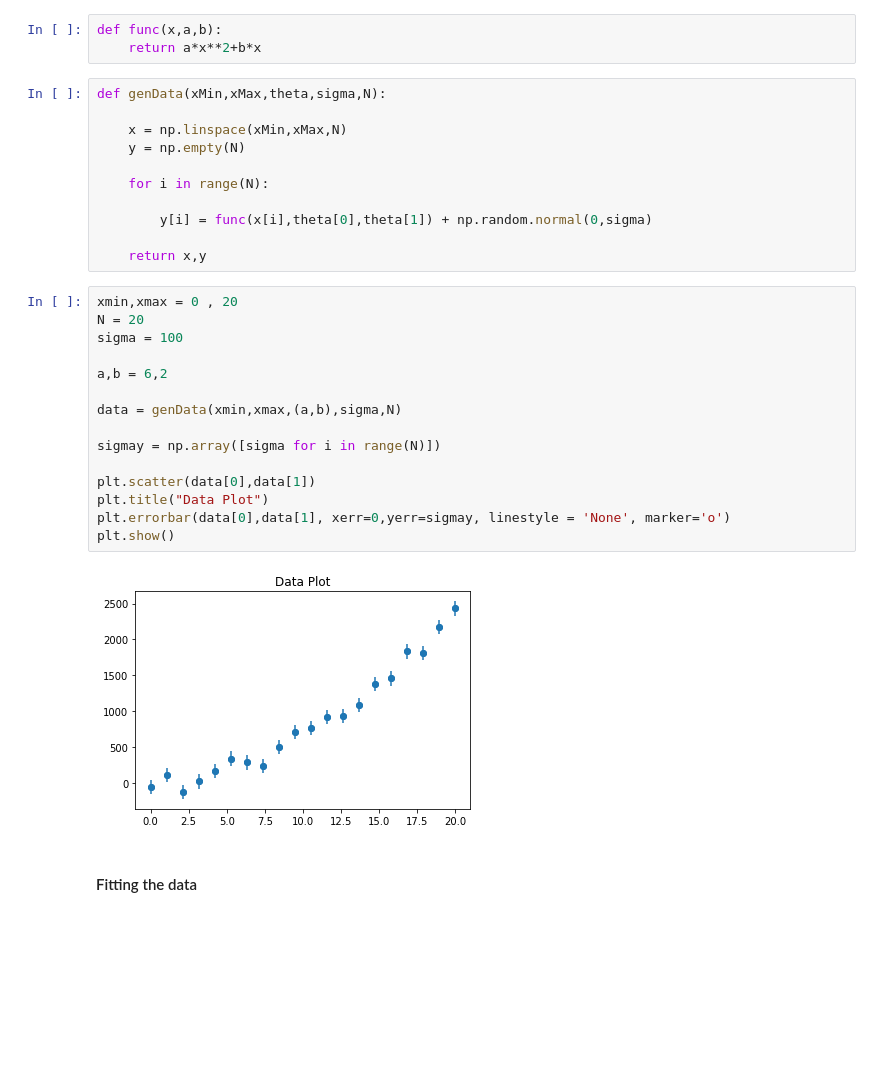
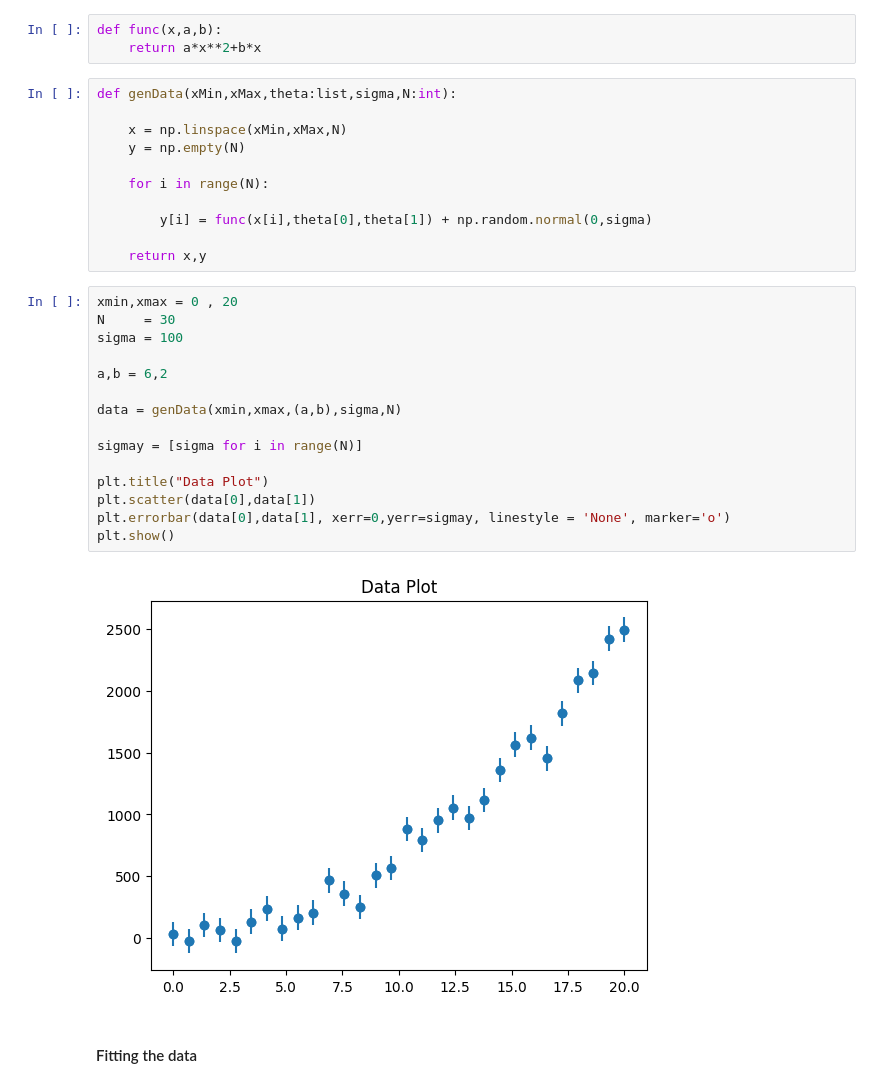
Before and after one commit to Yehan-Edirisinghe/Labo_cal, a Jupyter notebook: lecture_11/note.ipynb, the cells around one changed output. Saved outputs shown, nothing was run; the diff lists cells and outputs as text; blank space fills up the shorter version.

```diff
--- a/lecture_11/note.ipynb
+++ b/lecture_11/note.ipynb
@@ -10,7 +10,7 @@ from IPython.display import Latex
 def func(x,a,b):
     return a*x**2+b*x
 # %%
-def genData(xMin,xMax,theta,sigma,N):
+def genData(xMin,xMax,theta:list,sigma,N:int):
 
     x = np.linspace(xMin,xMax,N)
     y = np.empty(N)
@@ -22,21 +22,21 @@ def genData(xMin,xMax,theta,sigma,N):
     return x,y
 # %%
 xmin,xmax = 0 , 20
-N = 20
+N     = 30
 sigma = 100
 
 a,b = 6,2
 
 data = genData(xmin,xmax,(a,b),sigma,N)
 
-sigmay = np.array([sigma for i in range(N)])
+sigmay = [sigma for i in range(N)]
 
+plt.title("Data Plot")
 plt.scatter(data[0],data[1])
-plt.title("Data Plot")
 plt.errorbar(data[0],data[1], xerr=0,yerr=sigmay, linestyle = 'None', marker='o')
 plt.show()
 # %% [output]
-[figure, old version]
+[figure, new version]
 # %% [markdown]
 <h4>Fitting the data
 # %%
```
Also changed, not shown: parts of 4 cells of this notebook, 1 other file.
